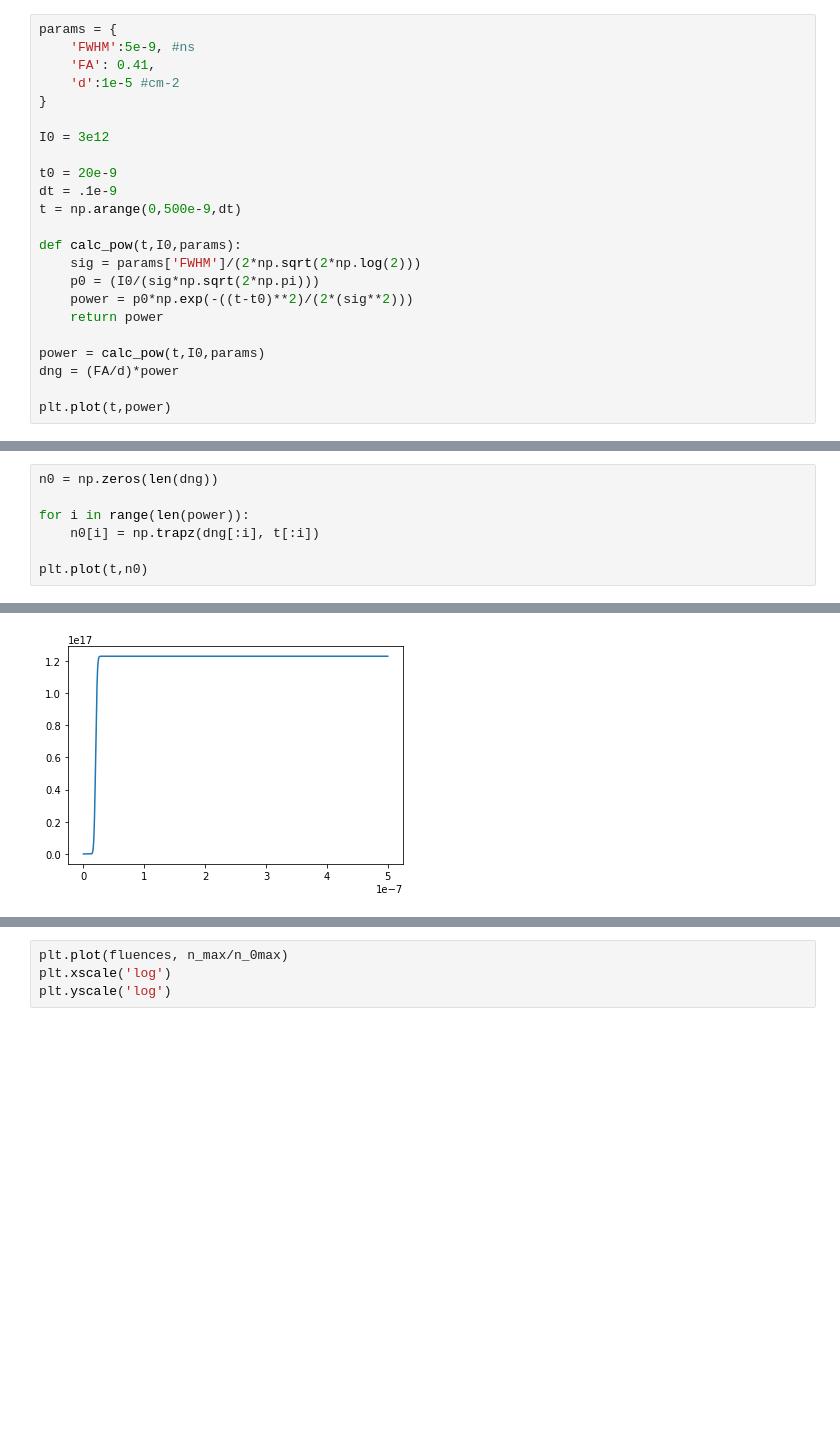
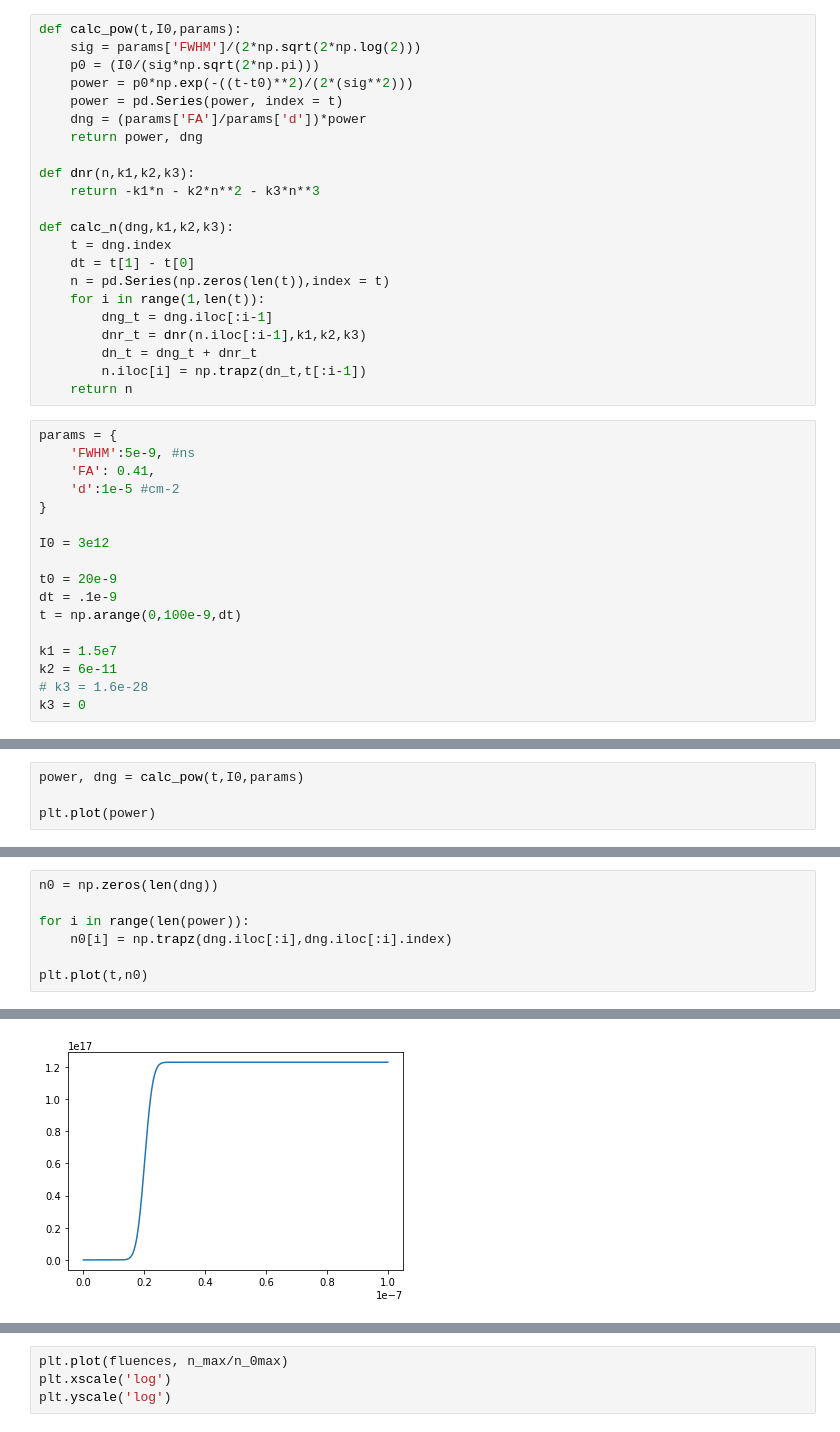
Before and after one commit to aspitarl/TRMC, a Jupyter notebook: Kinetic modeling.ipynb, the cells around one changed output, grey strips where cells are left out. Saved outputs shown, nothing was run; the diff lists cells and outputs as text; blank space fills up the shorter version.

```diff
--- a/Kinetic modeling.ipynb
+++ b/Kinetic modeling.ipynb
@@ -4,3 +6,25 @@ import matplotlib.pyplot as plt
+# %%
+def calc_pow(t,I0,params):
+    sig = params['FWHM']/(2*np.sqrt(2*np.log(2)))
+    p0 = (I0/(sig*np.sqrt(2*np.pi)))
+    power = p0*np.exp(-((t-t0)**2)/(2*(sig**2)))
+    power = pd.Series(power, index = t)
+    dng = (params['FA']/params['d'])*power
+    return power, dng
+
+def dnr(n,k1,k2,k3):
+    return -k1*n - k2*n**2 - k3*n**3
+
+def calc_n(dng,k1,k2,k3):
+    t = dng.index
+    dt = t[1] - t[0]
+    n = pd.Series(np.zeros(len(t)),index = t)
+    for i in range(1,len(t)):
+        dng_t = dng.iloc[:i-1]
+        dnr_t = dnr(n.iloc[:i-1],k1,k2,k3)
+        dn_t = dng_t + dnr_t
+        n.iloc[i] = np.trapz(dn_t,t[:i-1])
+    return n
 # %%
 params = {
     'FWHM':5e-9, #ns
@@ -12,15 +36,9 @@ I0 = 3e12
 
 t0 = 20e-9
 dt = .1e-9
-t = np.arange(0,500e-9,dt)
+t = np.arange(0,100e-9,dt)
 
-def calc_pow(t,I0,params):
-    sig = params['FWHM']/(2*np.sqrt(2*np.log(2)))
-    p0 = (I0/(sig*np.sqrt(2*np.pi)))
-    power = p0*np.exp(-((t-t0)**2)/(2*(sig**2)))
-    return power
-
-power = calc_pow(t,I0,params)
-dng = (FA/d)*power
-
-plt.plot(t,power)
+k1 = 1.5e7
+k2 = 6e-11
+# k3 = 1.6e-28
+k3 = 0
@@ -29,0 +45,4 @@ plt.plot(t,power)
+# %%
+power, dng = calc_pow(t,I0,params)
+
+plt.plot(power)
@@ -30,10 +52,10 @@ plt.plot(t,power)
 # %%
 n0 = np.zeros(len(dng))
 
 for i in range(len(power)):
-    n0[i] = np.trapz(dng[:i], t[:i])
+    n0[i] = np.trapz(dng.iloc[:i],dng.iloc[:i].index)
 
 plt.plot(t,n0)
 # %% [output]
 [<matplotlib.lines.Line2D at 0x...>]
-[figure, old version]
+[figure, new version]
```
Also changed, not shown: parts of 7 cells of this notebook.
